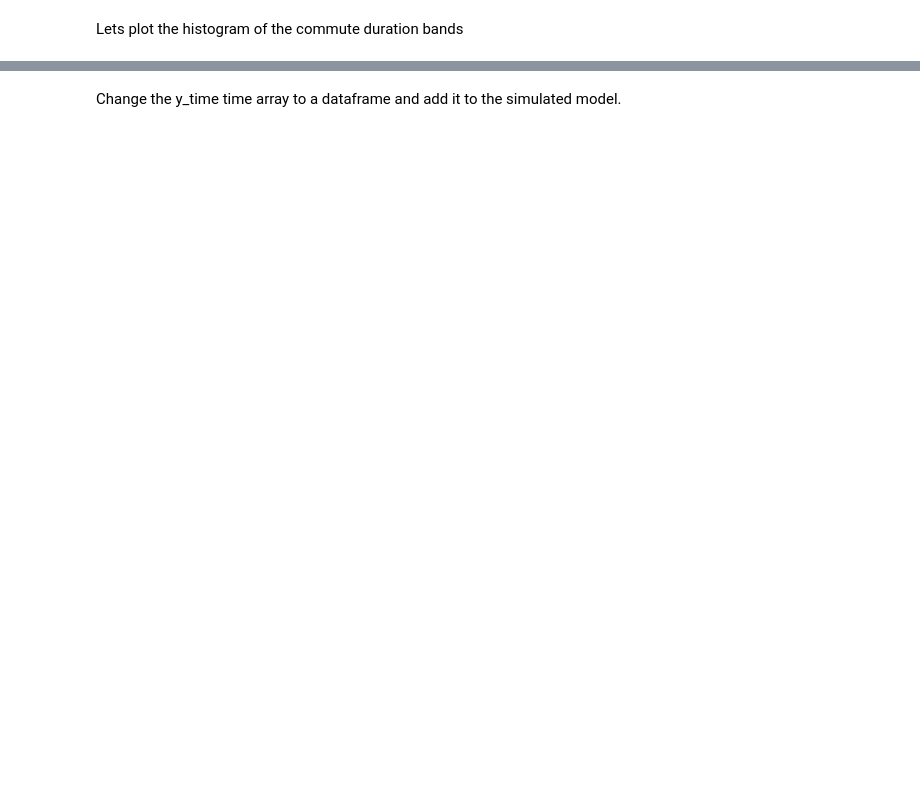
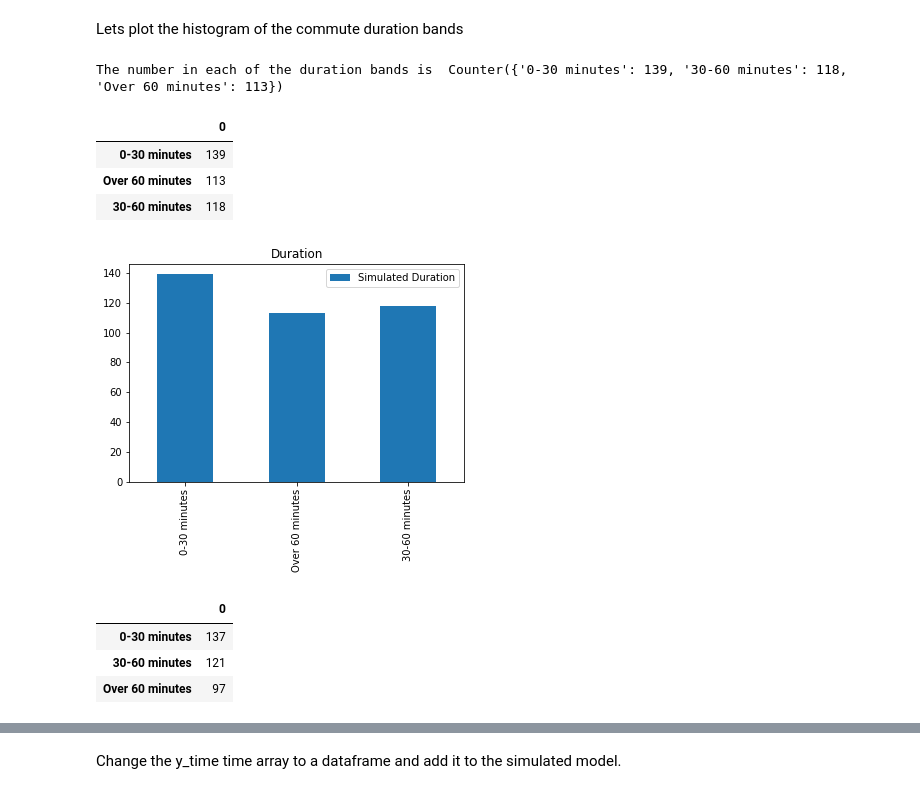
Before and after one commit to Osheah/commute-stress, a Jupyter notebook: commute-stress.ipynb, the cells around one changed output, grey strips where cells are left out. Cells and saved outputs as stored; diff of their text form; code cells hidden in the pictures; blank space fills up the shorter version.

```diff
--- a/commute-stress.ipynb
+++ b/commute-stress.ipynb
@@ -425,11 +402,37 @@ df.tail()
 # %% [markdown]
 Lets plot the histogram of the commute duration bands
+# %%
+# calculate the number of responses to each duration band
+dur_counts = Counter(df['Duration'])
+# check the number
+print("The number in each of the duration bands is ", dur_counts)
+# %% [output]
+The number in each of the duration bands is  Counter({'0-30 minutes': 139, '30-60 minutes': 118, 'Over 60 minutes': 113})
+# %%
+# create an indexed dataframe with the number of counts
+df_dur = pd.DataFrame.from_dict(dur_counts, orient='index')
+# check it looks okay
+df_dur
+# %% [output]
+|  | 0 |
+| 0-30 minutes | 139 |
+| Over 60 minutes | 113 |
+| 30-60 minutes | 118 |
 # %%
-# calculate the number of responses to each duration band
-dur_counts = Counter(df['Duration'])
-# create an indexed dataframe with the number of counts
-df_dur = pd.DataFrame.from_dict(dur_counts, orient='index')
-
 #plot the bar chart of the duration counts
-df_dur.plot(kind='bar', title='Duration', legend = False)
+df_dur.plot(kind='bar', title='Duration')
+plt.legend(["Simulated Duration"]);
 plt.show()
+# %% [output]
+[figure, added]
+# %%
+# create Cassidy's Duration counts as a dataframe
+cass_dur = pd.DataFrame(np.array([[137, 121, 97]]), columns=['0-30 minutes', '30-60 minutes',  'Over 60 minutes'])
+cass_dur = cass_dur.transpose()
+# check shape
+cass_dur.head()
+# %% [output]
+|  | 0 |
+| 0-30 minutes | 137 |
+| 30-60 minutes | 121 |
+| Over 60 minutes | 97 |
```
Also changed, not shown: parts of 145 cells of this notebook.
